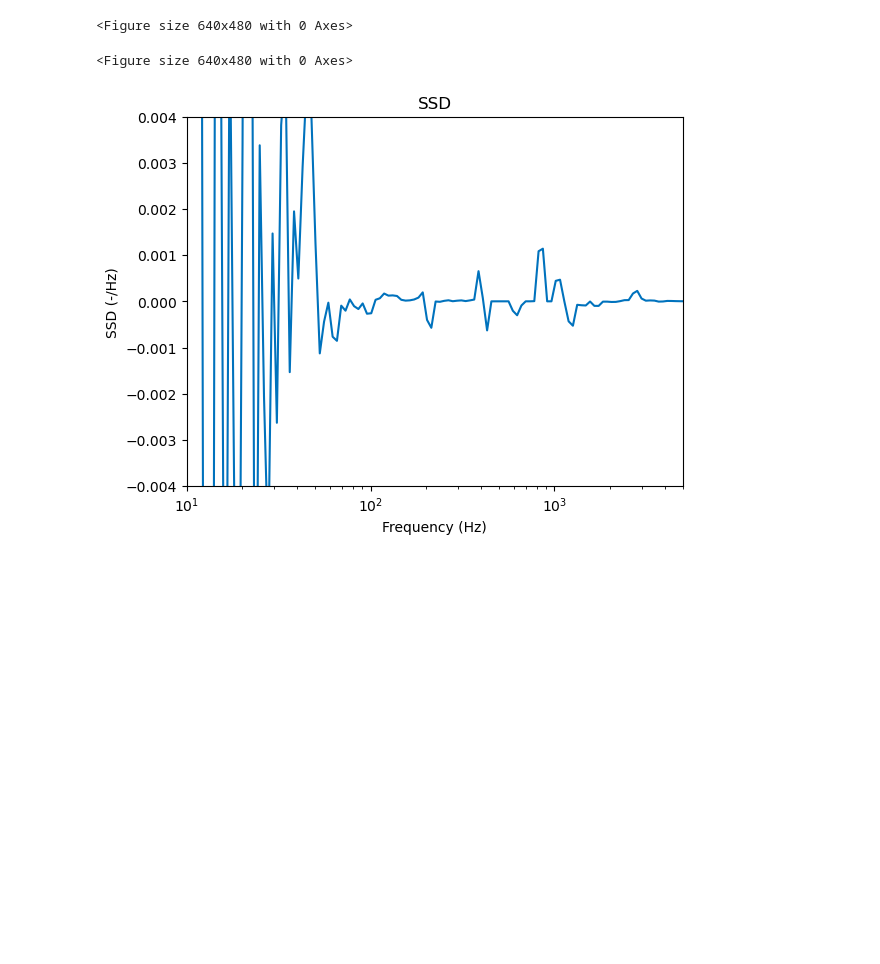
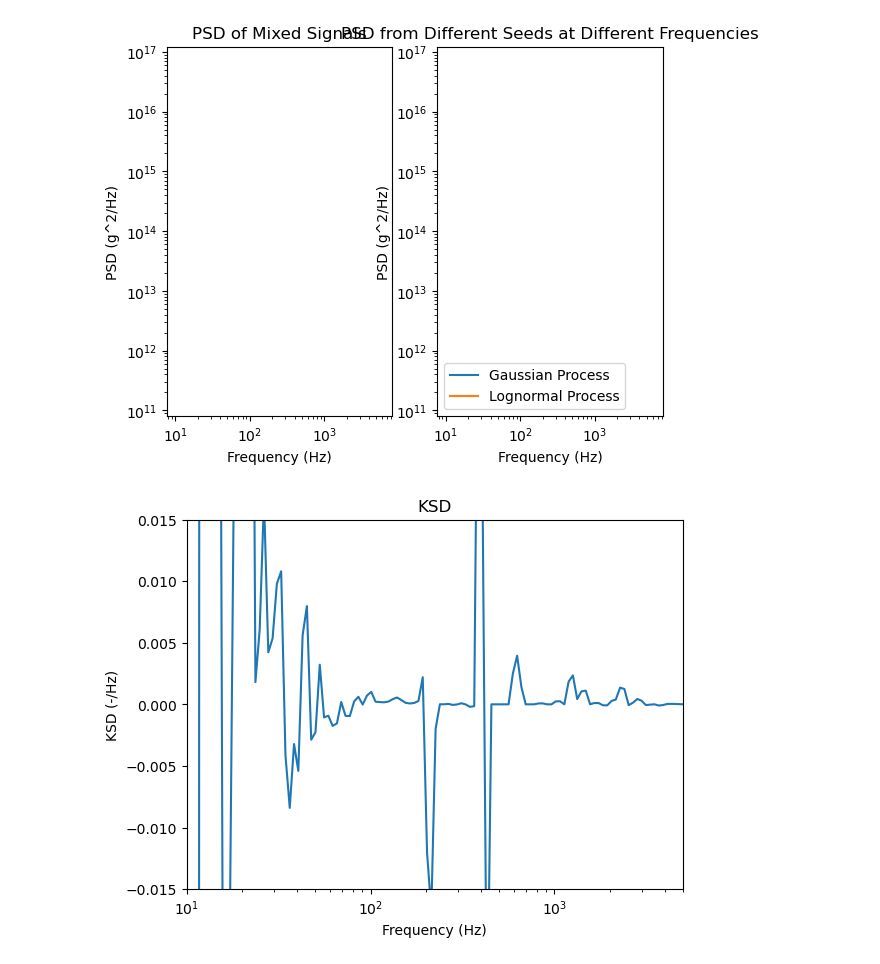
Before and after one commit to karthikkurella/Spectral-Densities-for-Dimensionality-Reduction, a Jupyter notebook: src/KSDloychik-python.ipynb, the cells around one changed output. Drawn from its saved outputs; the diff is of its cells as text; code cells hidden in the pictures; blank space fills up the shorter version.

```diff
--- a/src/KSDloychik-python.ipynb
+++ b/src/KSDloychik-python.ipynb
@@ -427,29 +391,28 @@ import numpy as np
 
 # Load MAT file
 data = scipy.io.loadmat("Audio-1.mat")
-print(data)
 GxxW = data['Gx']
 f = data['F']
 
-# Figure 1
-plt.figure(1)
+#Figure 1
+# plt.figure(1)
 
-# plt.subplot(1, 2, 1)
-# plt.loglog(f, GxxW[:, 2], linewidth=1.5)
-# plt.ylabel('PSD (g^2/Hz)')
-# plt.xlabel('Frequency (Hz)')
-# plt.title('PSD of Mixed Signals')
+plt.subplot(1, 2, 1)
+plt.loglog(f, GxxW, linewidth=1.5)
+plt.ylabel('PSD (g^2/Hz)')
+plt.xlabel('Frequency (Hz)')
+plt.title('PSD of Mixed Signals')
 
-# plt.subplot(1, 2, 2)
-# plt.loglog(f, GxxW[:], linewidth=1.5)
-# plt.ylabel('PSD (g^2/Hz)')
-# plt.xlabel('Frequency (Hz)')
-# plt.title('PSD from Different Seeds at Different Frequencies')
-# plt.legend(['Gaussian Process', 'Lognormal Process'], loc='lower left')
+plt.subplot(1, 2, 2)
+plt.loglog(f, GxxW[:2], linewidth=1.5)
+plt.ylabel('PSD (g^2/Hz)')
+plt.xlabel('Frequency (Hz)')
+plt.title('PSD from Different Seeds at Different Frequencies')
+plt.legend(['Gaussian Process', 'Lognormal Process'], loc='lower left')
 
 # Figure 2
-plt.figure(2)
-plt.clf()
+# plt.figure(2)
+# plt.clf()
 
 # plt.subplot(2, 2, (1, 2))
 # plt.semilogy(faaa, xaaa, linewidth=2, color=[.4, .4, .4])
@@ -488,22 +451,22 @@ plt.clf()
 # plt.xlim([10, 5000])
 
 # Figure 4
-plt.figure(4)
-plt.semilogx(F, Sxx1, linewidth=1.5, color=[0, 0.4470, 0.7410])
-plt.title('SSD')
-plt.xlabel('Frequency (Hz)')
-plt.ylabel('SSD (-/Hz)')
-plt.xlim([10, 5000])
-plt.ylim([-.004, .004])
+# plt.figure(4)
+# plt.semilogx(F, Sxx1, linewidth=1.5, color=[0, 0.4470, 0.7410])
+# plt.title('SSD')
+# plt.xlabel('Frequency (Hz)')
+# plt.ylabel('SSD (-/Hz)')
+# plt.xlim([10, 5000])
+# plt.ylim([-.004, .004])
 
 # # Figure 5
-# plt.figure(5)
-# plt.semilogx(F, Kxx, linewidth=1.5)
-# plt.title('KSD')
-# plt.xlabel('Frequency (Hz)')
-# plt.ylabel('KSD (-/Hz)')
-# plt.xlim([10, 5000])
-# plt.ylim([-.015, .015])
+plt.figure(5)
+plt.semilogx(F, Kxx1, linewidth=1.5)
+plt.title('KSD')
+plt.xlabel('Frequency (Hz)')
+plt.ylabel('KSD (-/Hz)')
+plt.xlim([10, 5000])
+plt.ylim([-.015, .015])
 
 plt.show()
 # %% [output]
@@ -527,6 +473,5 @@ plt.show()
-<Figure size 640x480 with 0 Axes>
-<Figure size 640x480 with 0 Axes>
-[figure, old version]
+[figure, new version]
+[figure, added]
 # %%
 from scipy.signal import butter, filtfilt
 from scipy.signal import hann, welch
```
Also changed, not shown: parts of 17 cells of this notebook, 2 other files.
